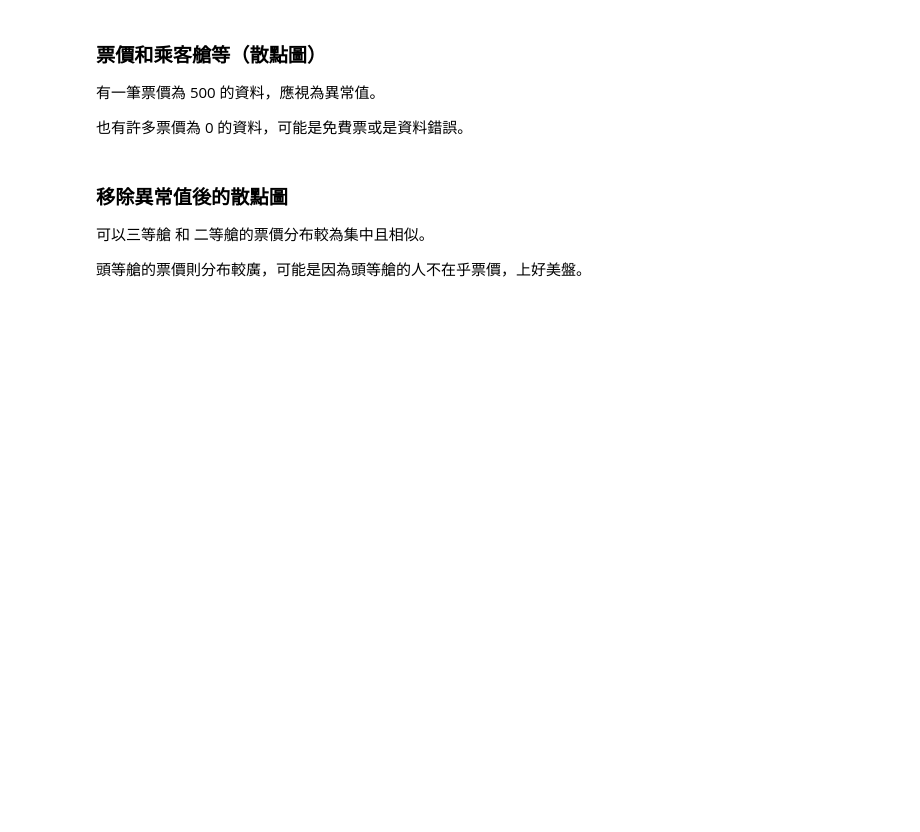
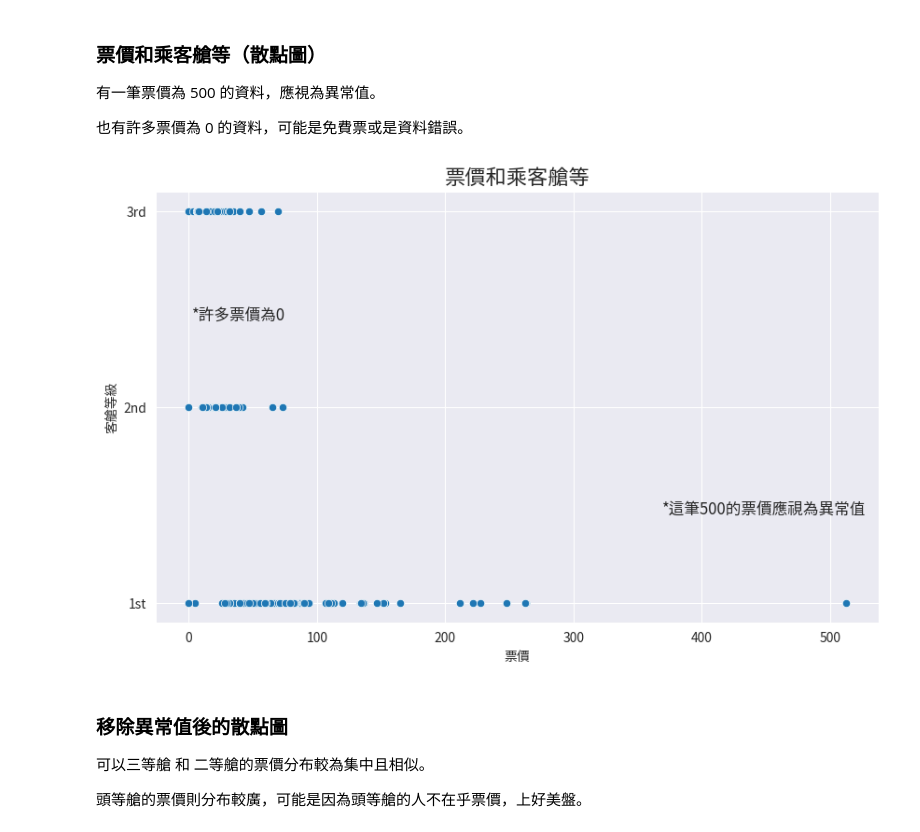
Before and after one commit to hank1224/simlab113-summer-train, a Jupyter notebook: 0716/data-visualization/homework/m11351002-data-visualiztaion.ipynb, the cells around one changed output. Saved outputs shown, nothing was run; the diff lists cells and outputs as text; code cells hidden in the pictures; blank space fills up the shorter version.

Commit message:
data-visual fix

```diff
--- a/0716/data-visualization/homework/m11351002-data-visualiztaion.ipynb
+++ b/0716/data-visualization/homework/m11351002-data-visualiztaion.ipynb
@@ -29,7 +29,9 @@ mpl.rc('font', family='Taipei Sans TC Beta')
 # read data
 train_df = pd.read_csv('./titanic/train.csv')
 test_df = pd.read_csv('./titanic/test.csv')
-combined_df = pd.concat([train_df, test_df], sort=False)
+
+# combined_df = pd.concat([train_df, test_df], sort=False) 合併方式錯誤，index會衝突
+combined_df = pd.concat([train_df, test_df], sort=False).reset_index(drop=True)
 # %%
 # preview the data
 train_df.head(20)
@@ -212,38 +306,28 @@ plt.show()
 
 也有許多票價為 0 的資料，可能是免費票或是資料錯誤。
 # %%
-# 檢查是否有重複的列標籤
-print(combined_df.columns[combined_df.columns.duplicated()])
-
-# 檢查是否有重複的索引標籤
-print(combined_df.index[combined_df.index.duplicated()])
-
-# 如果有重複的列標籤，可以選擇重命名或刪除
-combined_df = combined_df.loc[:, ~combined_df.columns.duplicated()]
-
-# 如果有重複的索引標籤，可以選擇重命名或重設索引
-combined_df = combined_df.reset_index(drop=True)
-
 plt.figure(figsize=(10, 6))
 
 sns.scatterplot(x='Fare', y='Pclass', data=combined_df)
 
 # 設置 y 軸刻度僅顯示 1, 2, 3
 plt.yticks([1, 2, 3])
 
 # 添加標題和標籤
 plt.title('票價和乘客艙等', fontsize=16)
 plt.xlabel('票價')
 plt.ylabel('客艙等級')
 # 更改 x 軸標籤
 plt.yticks(ticks=[1, 2, 3], labels=['1st', '2nd', '3rd'])
 
 # 添加說明
 plt.text(0.7, 0.25, '*這筆500的票價應視為異常值', fontsize=12, transform=plt.gca().transAxes)
 plt.text(0.05, 0.7, '*許多票價為0', fontsize=12, transform=plt.gca().transAxes)
 
 # 顯示圖表
 plt.show()
+# %% [output]
+[figure, added]
 # %% [markdown]
 ### 移除異常值後的散點圖
 
```
Also changed, not shown: parts of 10 cells of this notebook.
